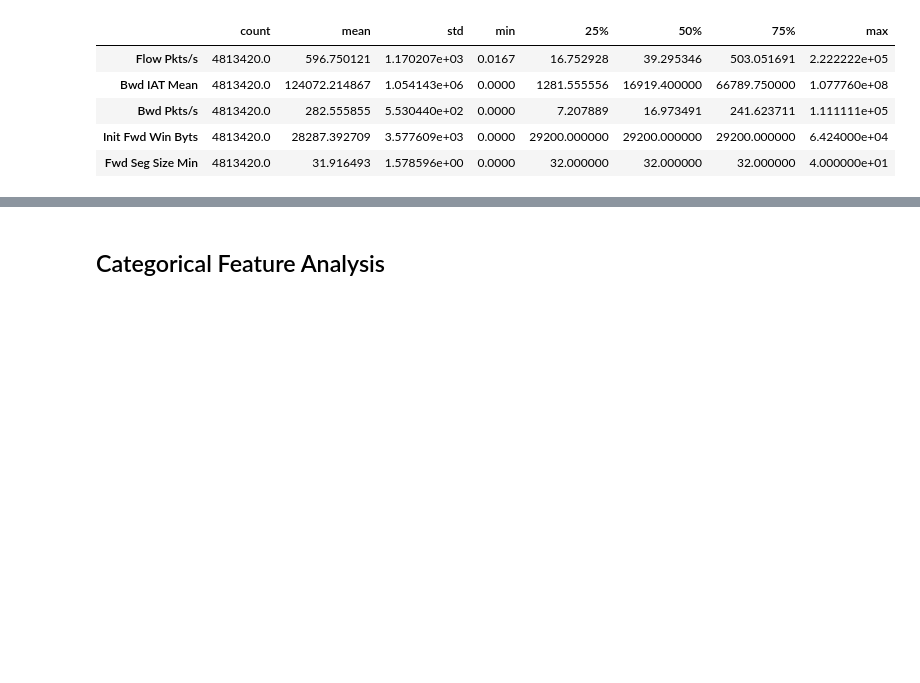
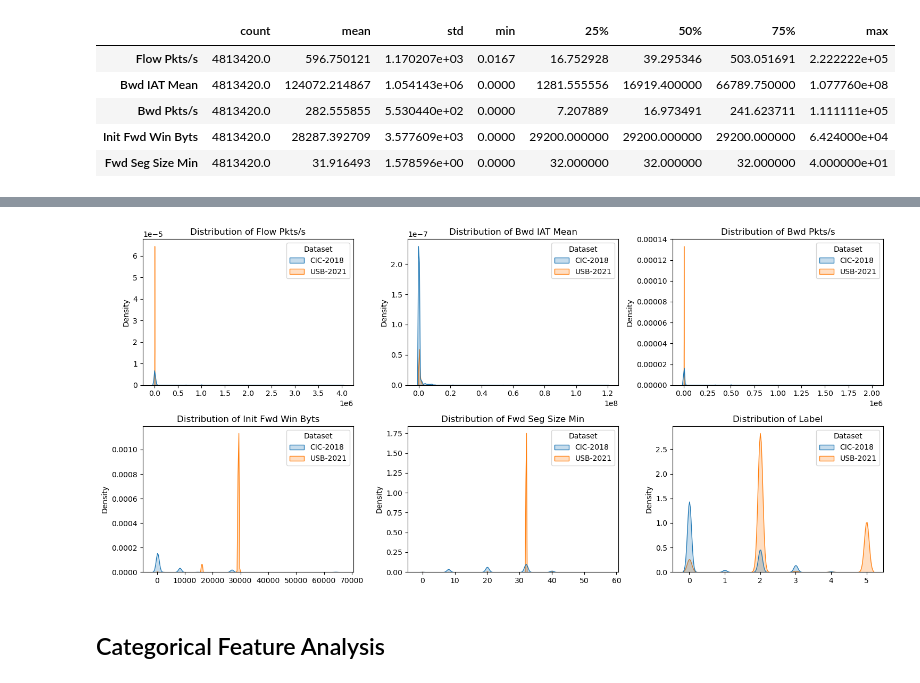
Before and after one commit to chanelfcheng/cross-organizational-cl, a Jupyter notebook: examine_features.ipynb, the cells around one changed output, grey strips where cells are left out. Saved outputs shown, nothing was run; the diff lists cells and outputs as text; code cells hidden in the pictures; blank space fills up the shorter version.

Commit message:
Modified code for generating figures

```diff
--- a/examine_features.ipynb
+++ b/examine_features.ipynb
@@ -322,0 +273,24 @@ df
+# %%
+# Combine datasets for comparison
+cic_numerical_fs.reset_index(drop=True, inplace=True)
+cic_labels.reset_index(drop=True, inplace=True)
+cic_data_fs = pd.concat([cic_numerical_fs, cic_labels], axis=1)
+cic_data_fs['Dataset'] = 'CIC-2018'
+
+usb_numerical_fs.reset_index(drop=True, inplace=True)
+usb_labels.reset_index(drop=True, inplace=True)
+usb_data_fs = pd.concat([usb_numerical_fs, usb_labels], axis=1)
+usb_data_fs['Dataset'] = 'USB-2021'
+
+df = pd.concat([cic_data_fs, usb_data_fs], axis=0)
+df.reset_index(drop=True, inplace=True)
+
+from sklearn.preprocessing import LabelEncoder
+
+le = LabelEncoder()
+df['Label'] = le.fit_transform(df['Label'])
+
+mapping = dict(zip(le.classes_, range(0, len(le.classes_))))
+print(mapping)
+
+df.head()
@@ -323,3 +305,17 @@ df
+# %%
+fig, axes = plt.subplots(nrows=2, ncols=3, figsize=(15, 7), sharex=False, sharey=False)
+axes = axes.ravel()  # array to 1D
+cols = df.columns[:-1]  # create a list of dataframe columns to use
+
+for col, ax in zip(cols, axes):
+    data = df[[col, 'Dataset']]  # select the data
+    sns.kdeplot(data=data, x=col, hue='Dataset', shade=True, ax=ax)
+    ax.set(title=f'Distribution of {col}', xlabel=None)
+
+fig.tight_layout()
+plt.show()
+# %% [output]
+[figure, added]
 # %% [markdown]
 ## Categorical Feature Analysis
 # %%
```
Also changed, not shown: parts of 9 cells of this notebook.
